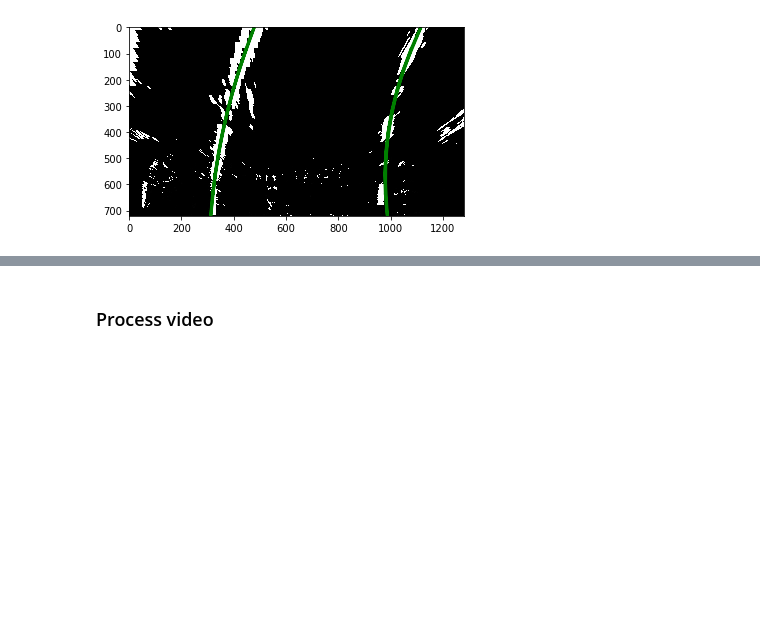
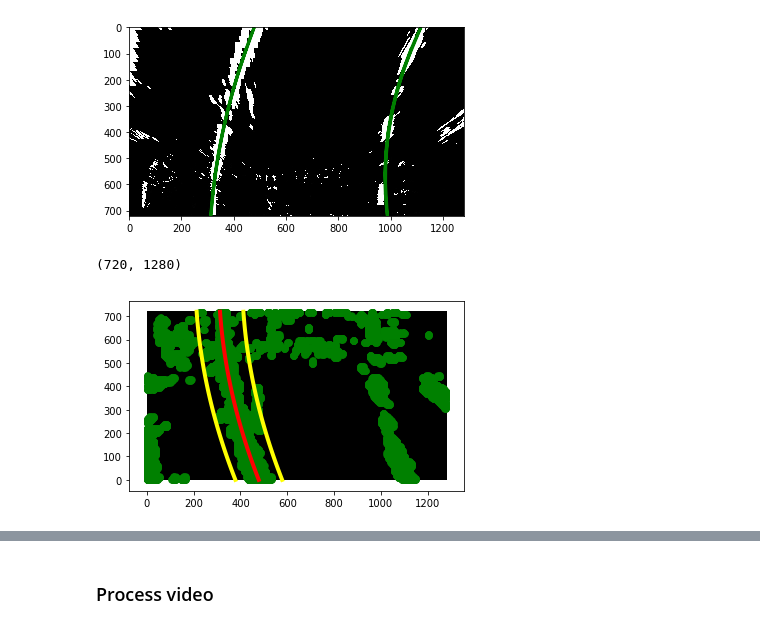
Before and after one commit to EmilePapillon/CarND-Advanced-Lane-Lines, a Jupyter notebook: Lane_Marking_Tracker.ipynb, the cells around one changed output, grey strips where cells are left out. Drawn from its saved outputs; the diff is of its cells as text; code cells hidden in the pictures; blank space fills up the shorter version.

```diff
--- a/Lane_Marking_Tracker.ipynb
+++ b/Lane_Marking_Tracker.ipynb
@@ -403,6 +403,35 @@ plt.gca().invert_yaxis() # to visualize as we do the images
 #display frames
 # %% [output]
 [figure]
+# %%
+#test for mentoring purposes
+plt.imshow(warped, cmap='gray')
+leftx,lefty,rightx,righty= find_points_using_windows(warped,9, 100, minpix=50)
+nonzero = warped.nonzero()
+nonzeroy = np.array(nonzero[0])
+nonzerox = np.array(nonzero[1])
+margin = 100
+print(warped.shape)
+left_lane_inds = ((nonzerox > (left_fit[0]*(nonzeroy**2) + left_fit[1]*nonzeroy +
+left_fit[2] - margin)) & (nonzerox < (left_fit[0]*(nonzeroy**2) +
+left_fit[1]*nonzeroy + left_fit[2] + margin)))
+
+right_lane_inds = ((nonzerox > (right_fit[0]*(nonzeroy**2) + right_fit[1]*nonzeroy +
+right_fit[2] - margin)) & (nonzerox < (right_fit[0]*(nonzeroy**2) +
+right_fit[1]*nonzeroy + right_fit[2] + margin)))
+
+px=  (left_fit[0]*(nonzeroy**2) + left_fit[1]*nonzeroy + left_fit[2])
+plt.plot(px,nonzeroy, color='red', linewidth = 4)
+plt.plot(px+100,nonzeroy, color='yellow', linewidth = 4)
+plt.plot(px-100,nonzeroy, color='yellow', linewidth = 4)
+plt.scatter([nonzerox],[nonzeroy],color='green', linewidth = .1)
+plt.gca().invert_yaxis()
+
+#select pixels within the yellow lines
+#fit a new polynomial to these pixels
+# %% [output]
+(720, 1280)
+[figure, added]
 # %%
 #find calibration matrix
 ret, mtx, dist = calibrate(calibration_images_path='camera_cal/cal*.jpg')
```
Also changed, not shown: parts of 3 cells of this notebook, 1 other file.
